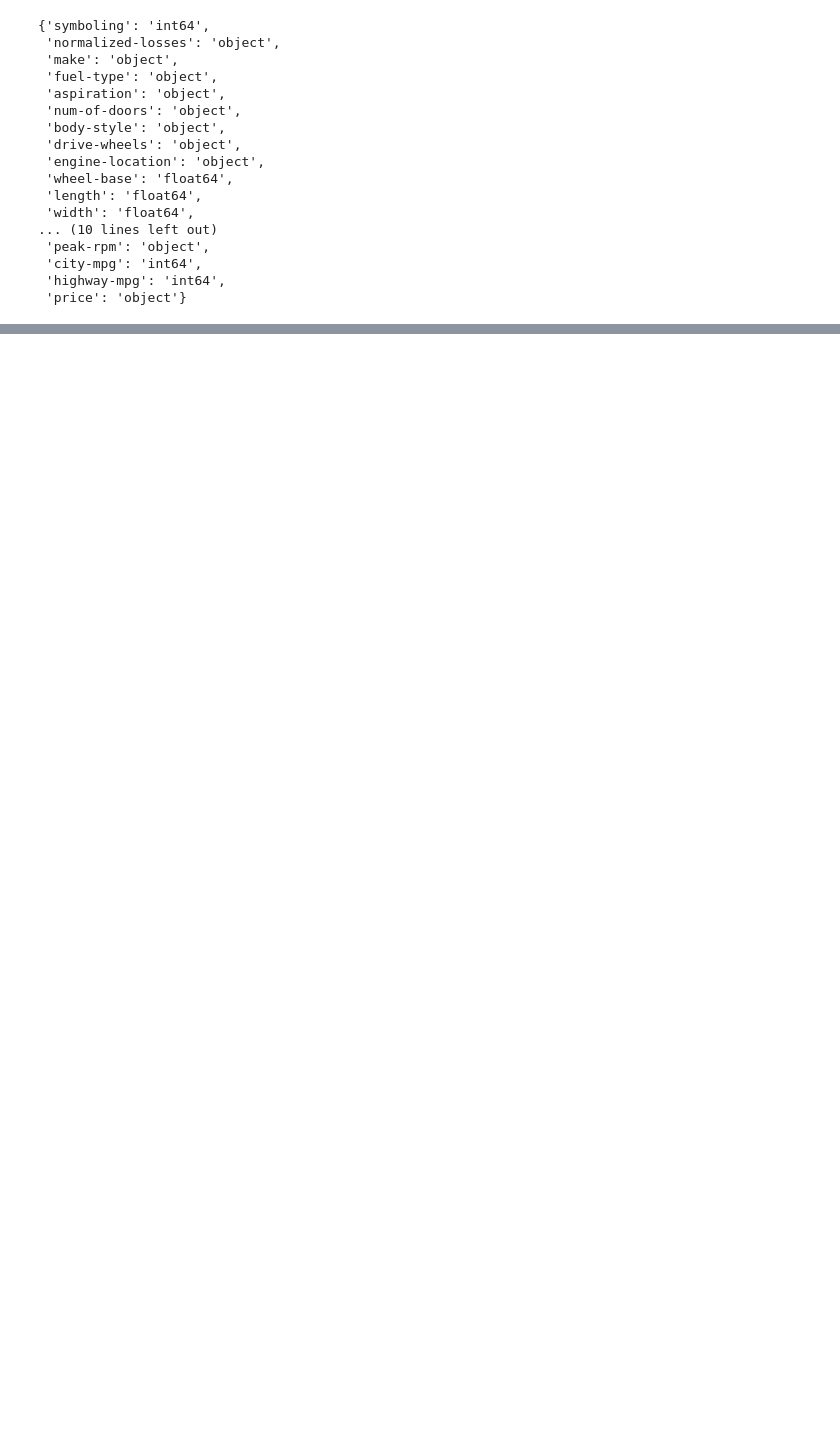
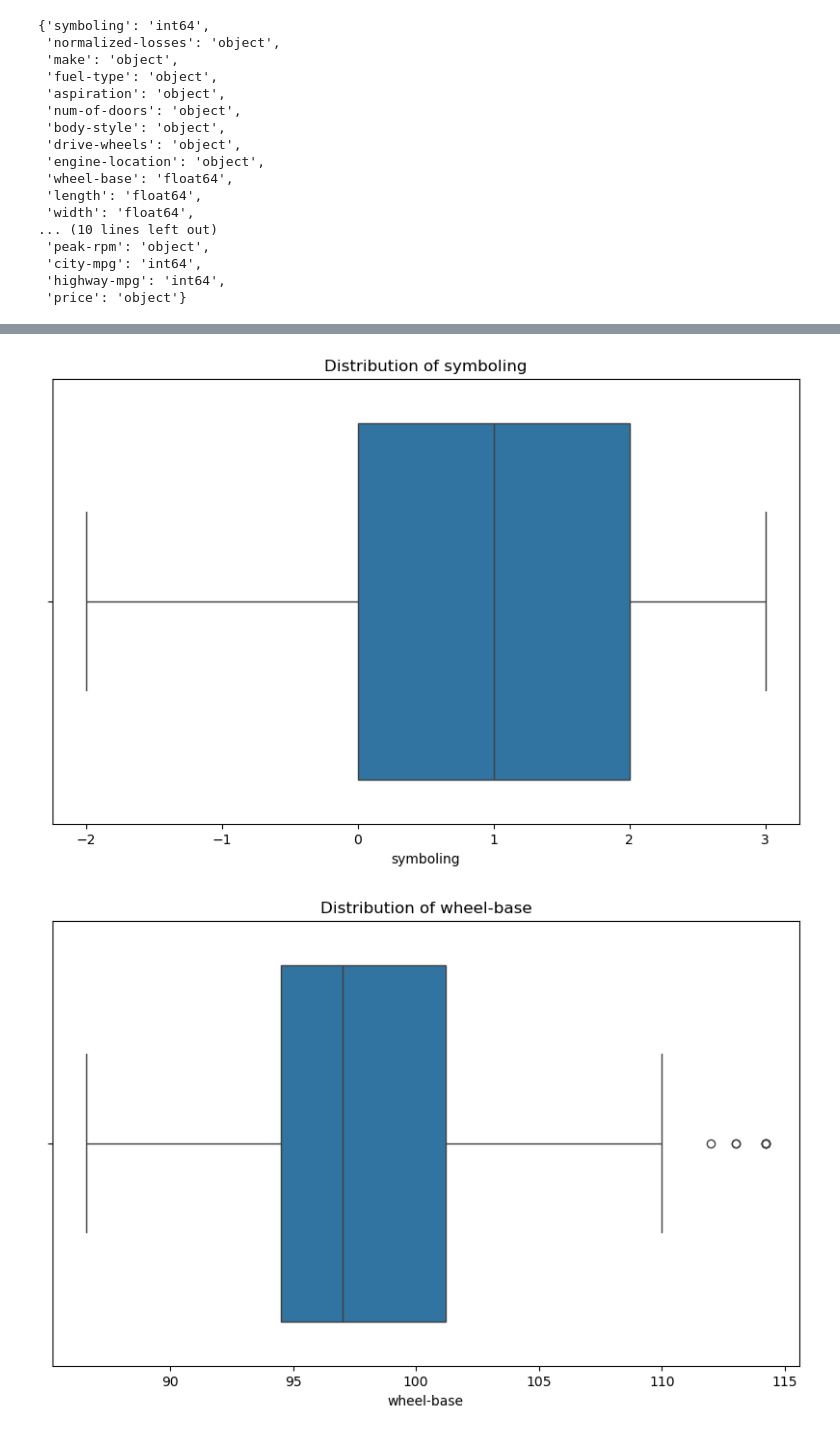
Before and after one commit to ANeupane30/Deep_Learning, a Jupyter notebook: EDA/Automobbile_EDA.ipynb, the cells around one changed output, grey strips where cells are left out. Cells and saved outputs as stored; diff of their text form; code cells hidden in the pictures; blank space fills up the shorter version.

```diff
--- a/EDA/Automobbile_EDA.ipynb
+++ b/EDA/Automobbile_EDA.ipynb
@@ -27,6 +27,8 @@ df.head()
 | 3 | 2 | 164 | audi | gas | std | four | sedan | fwd | ... |
 | 4 | 2 | 164 | audi | gas | std | four | sedan | 4wd | ... |
 5 rows × 26 columns
+# %%
+df.replace('?', np.nan, inplace=True)
 # %%
 # Checking data types of each columns
 df.info()
@@ -219,11 +313,2 @@ profile
-# %%
-for col in df.columns:
-    try:
-        df[col] = pd.to_numeric(df[col])
-    except:
-        try:
-            df[col] = pd.to_datetime(df[col])
-        except:
-            pass  # leave as object
 # %%
 expected_schema = {
@@ -250,0 +343,16 @@ expected_schema
+# %%
+# For our given data, we don't have any missing values or duplicates.
+
+# Converting dataype of price from object to float
+df['price'] = (
+    df['price']
+    .astype(str)
+    .str.strip()
+    .str.replace(r'[^0-9.\-]', '', regex=True)
+    .replace('', None)
+    .pipe(pd.to_numeric, errors='coerce')
+)
+# Handling missing values in price column by imputing with median
+df['price'].fillna(df['price'].median())
+
+df['price'].isnull().sum()
@@ -250,0 +367,11 @@ expected_schema
+# %%
+# Visualizing numeric columns
+numerical_cols = df.select_dtypes(include=[np.number]).columns
+for col in numerical_cols:
+    plt.figure(figsize=(10, 6))
+    sns.boxplot(data=df, x=col)
+    plt.title(f'Distribution of {col}')
+    plt.show()
+# %% [output]
+[figure, added]
+[figure, added]
```
Also changed, not shown: parts of 28 cells of this notebook.
